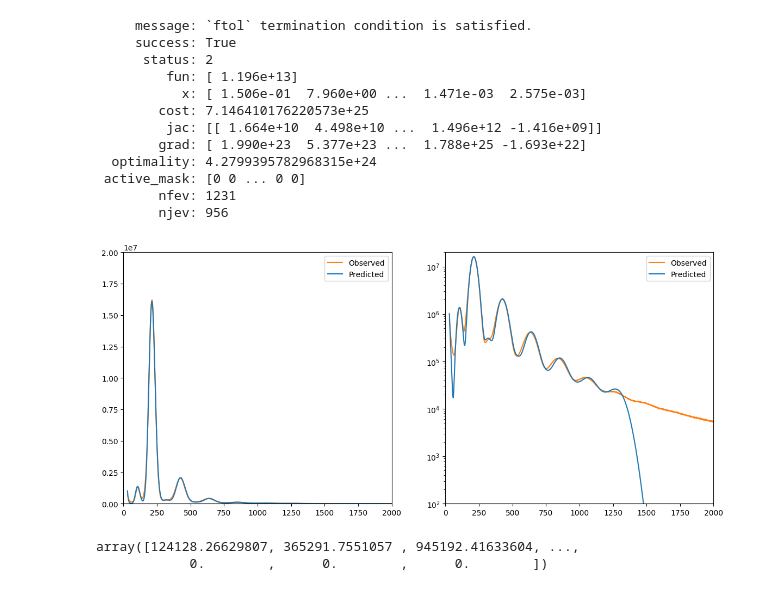
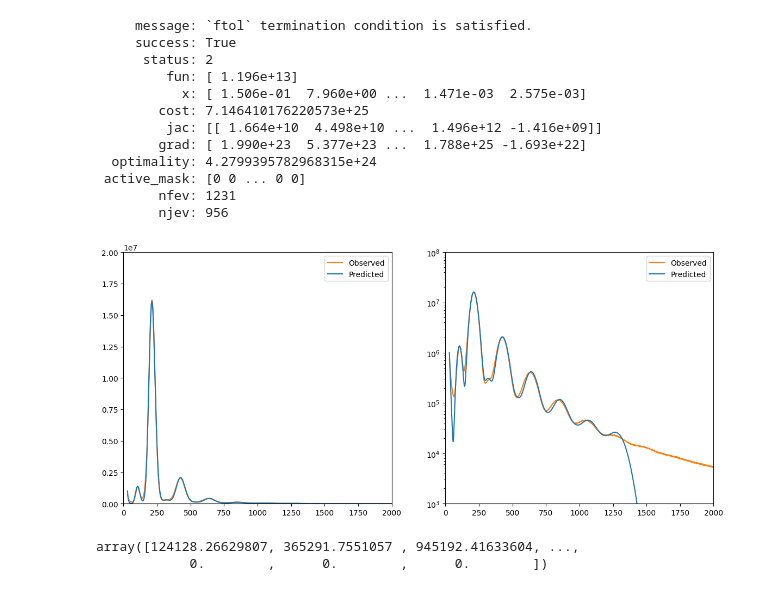
Before and after one commit to jzhang-dev/kmer-profile-decomposer, a Jupyter notebook: sandbox/test.ipynb, the cells around one changed output. Cells and saved outputs as stored; diff of their text form; code cells hidden in the pictures.

```diff
--- a/sandbox/test.ipynb
+++ b/sandbox/test.ipynb
@@ -111,24 +111,24 @@ result
 # %%
 fitted_params = result.x
 error_dispersion = fitted_params[0]
 error_fraction = fitted_params[1]
 base_depth = fitted_params[2]
 bias = fitted_params[3]
 peak_fractions = fitted_params[4:]
 model_counts = model.get_model_counts(error_dispersion, error_fraction, base_depth, bias, peak_fractions)
 fig, (ax1, ax2) = plt.subplots(1, 2, figsize=(14, 6))
 
 for ax in (ax1, ax2):
     ax.plot(df['depth'], df['count'], color='tab:orange', label='Observed')
     ax.plot(df['depth'], model_counts, color='tab:blue', label='Predicted')
     ax.set_xlim(0, max(df['depth']))
     ax.legend(loc="upper right")
 
 ax1.set_ylim(0, 0.2e8)
-ax2.set_ylim(100, 0.2e8)
+ax2.set_ylim(1000, 1e8)
 ax2.set_yscale('log')
 # %% [output]
-[figure, old version]
+[figure, new version]
 # %%
 model.get_peak_counts(200, 0.9, 1)
 # %% [output]
```
